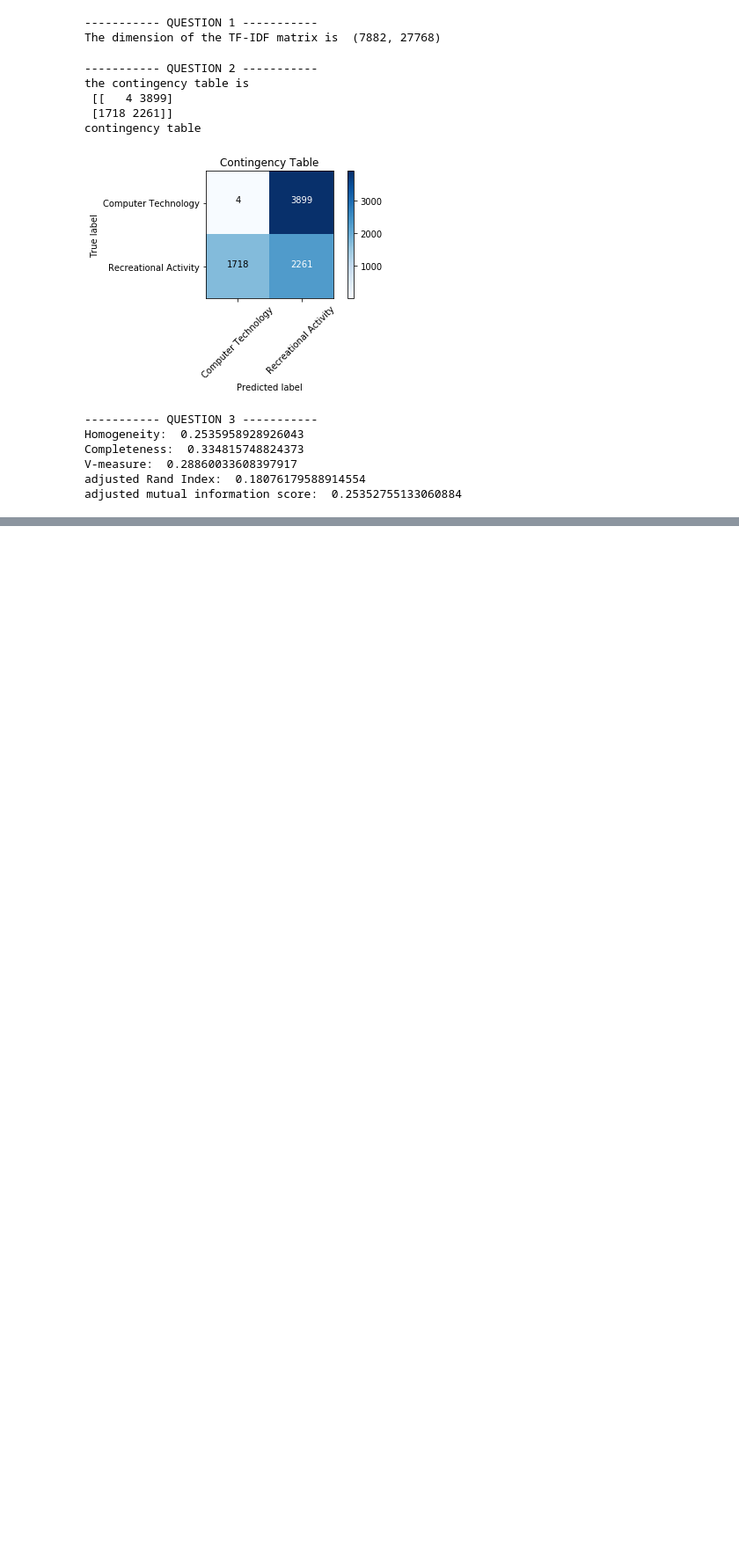
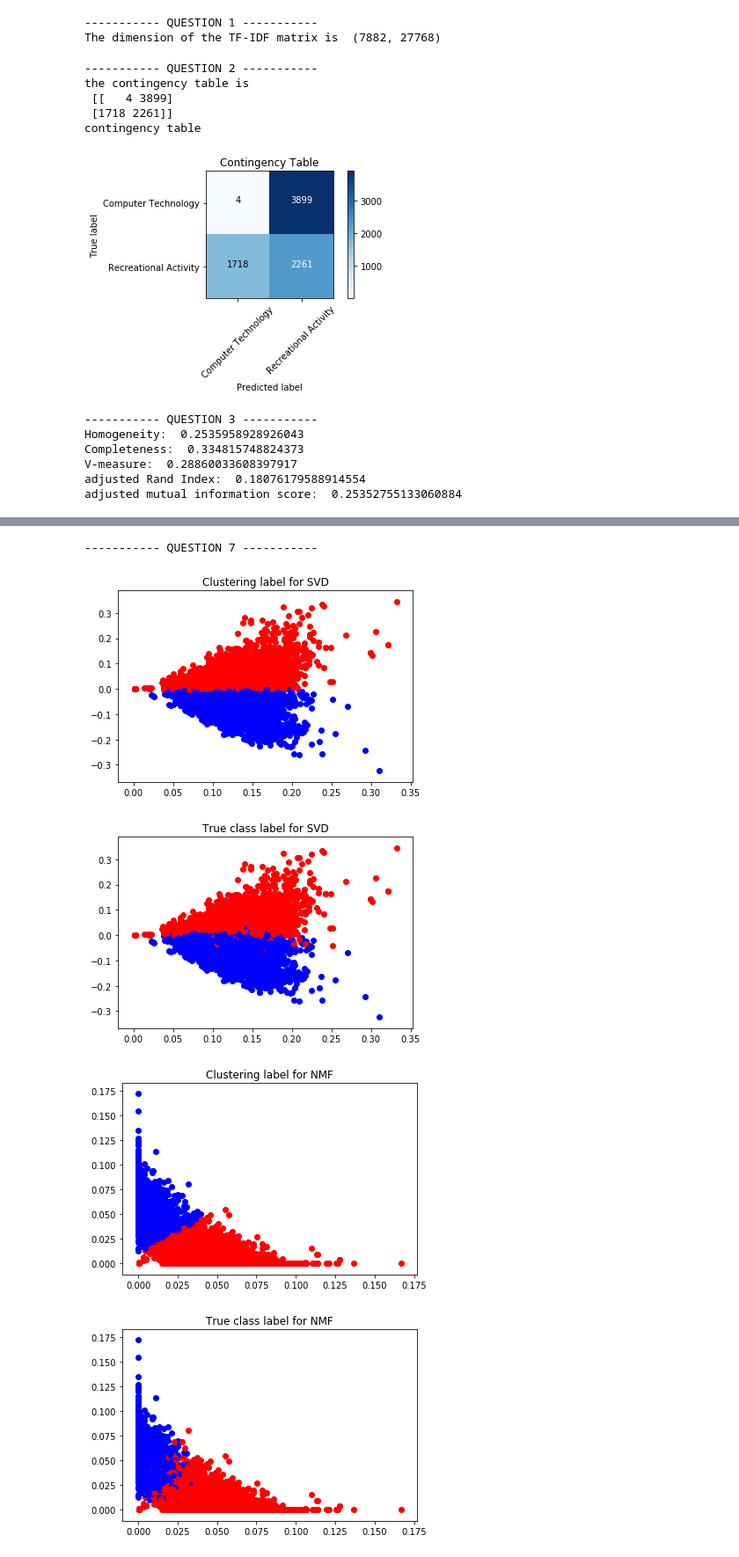
Before and after one commit to ztsorojev/K-means-Clustering, a Jupyter notebook: EE219_Project2.ipynb, the cells around one changed output, grey strips where cells are left out. Shown at 88% size. Saved outputs shown, nothing was run; the diff lists cells and outputs as text; code cells hidden in the pictures; blank space fills up the shorter version.

```diff
--- a/EE219_Project2.ipynb
+++ b/EE219_Project2.ipynb
@@ -284,0 +269,46 @@ The best r for adjusted mutual info score of NMF is 2
+# %%
+"""
+QUESTION 7
+"""
+print("----------- QUESTION 7 -----------")
+
+best_k_svd = 2
+svd =  TruncatedSVD(n_components=best_k_svd, random_state=42)
+X_svd = svd.fit_transform(X_tfidf)
+y_pred_svd = KMeans(n_clusters=2, n_init=50, max_iter=1500, random_state=0).fit_predict(X_svd)
+
+best_k_nmf = 2
+nmf =  NMF(n_components=best_k_nmf, random_state=42)
+X_nmf = nmf.fit_transform(X_tfidf)
+y_pred_nmf = KMeans(n_clusters=2, n_init=50, max_iter=1500, random_state=0).fit_predict(X_nmf)
+
+def plot_cluster_or_class(X,y):  # X is a n-by-k matrix,but when we project it to a 2-D plane we only use the first two columns.
+    for i in range(X.shape[0]):
+        if y[i]==0:
+            plt.scatter(X[i,0],X[i,1],c='r')
+        elif y[i]==1:
+            plt.scatter(X[i,0],X[i,1],c='b')
+
+#SVD
+plot_cluster_or_class(X_svd,y_pred_svd)
+plt.title('Clustering label for SVD')
+plt.show()
+
+plot_cluster_or_class(X_svd,y)
+plt.title('True class label for SVD')
+plt.show()
+
+#NMF
+plot_cluster_or_class(X_nmf,y_pred_nmf)
+plt.title('Clustering label for NMF')
+plt.show()
+
+plot_cluster_or_class(X_nmf,y)
+plt.title('True class label for NMF')
+plt.show()
+# %% [output]
+----------- QUESTION 7 -----------
+[figure, added]
+[figure, added]
+[figure, added]
+[figure, added]
```
Also changed, not shown: parts of 5 cells of this notebook.
